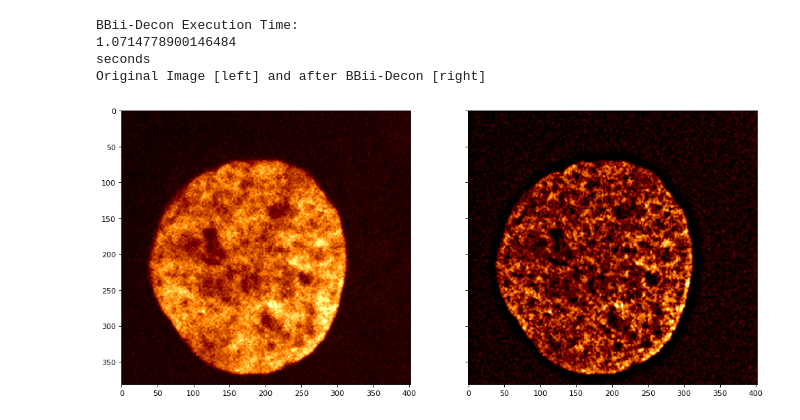
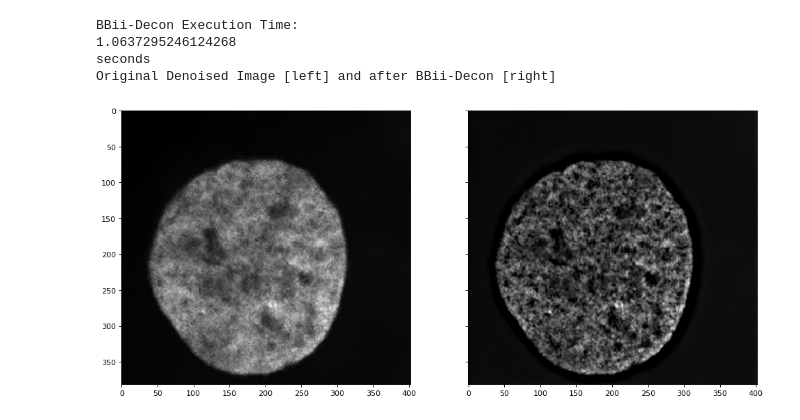
Before and after one commit to gdellaire/BBii-Decon, a Jupyter notebook: demo/BBii_Decon_2D_with_NLM_denoise_2021.ipynb, the cells around one changed output. Saved outputs shown, nothing was run; the diff lists cells and outputs as text; code cells hidden in the pictures.

```diff
--- a/demo/BBii_Decon_2D_with_NLM_denoise_2021.ipynb
+++ b/demo/BBii_Decon_2D_with_NLM_denoise_2021.ipynb
@@ -20,3 +19,7 @@ from skimage.restoration import denoise_nl_means, estimate_sigma
 #Load TIFF images using tifffile
 PSF = tiff.imread('PSF.tif')
 img = tiff.imread('nucleus.tif')
+img = img.astype('float32') #Important! - NLM parameters below are optimized for float32 or float64 numpy arrays
+print('Images loaded:')
+print('PSF dtype =', PSF.dtype, 'Shape: ', PSF.shape)
+print('img dtype =', img.dtype, 'Shape: ', img.shape)
@@ -22,0 +30,24 @@ img = tiff.imread('nucleus.tif')
+# %%
+# estimate the noise standard deviation from the noisy image
+sigma_est = np.mean(estimate_sigma(img, channel_axis=-1))
+print(f'estimated noise standard deviation = {sigma_est}')
+
+# Start timing of NLM denoising
+start = time.time()
+print("NLM Denoising Execution Time:")
+
+# Non local means denoise the deconvolved image
+denoised = denoise_nl_means(img, patch_size=15, patch_distance=22, h=650, fast_mode=True, sigma=sigma_est)
+
+# end timing of NLM denoising
+end = time.time()
+print(end - start)
+print("seconds")
+
+# Compare the deconvolved to image to the denoised image
+
+fig, ax = plt.subplots(nrows=1, ncols=2, figsize=(15, 15), dpi=80, sharex=True, sharey=True)
+ax[0].imshow(img, cmap='gray')
+ax[1].imshow(denoised, cmap='gray')
+
+print('Original Image [left] and after NLM Denoising [right]')
@@ -23,26 +75,28 @@ img = tiff.imread('nucleus.tif')
 # %%
 # Start timing of BBii reconstruction
 start = time.time()
 print("BBii-Decon Execution Time:")
 
 # run the deblurring
-[f, alpha, proj] = bbii(PSF, img, 15, 1.0e-08, 0.98)
+[f, alpha, proj] = bbii(PSF, denoised, 15, 1.0e-08, 0.98)
 
 # end timing of BBii reconstruction
 end = time.time()
 print(end - start)
 print("seconds")
 
 # Compare the orginal image to the deconvolved image
 
 fig, ax = plt.subplots(nrows=1, ncols=2, figsize=(15, 15), dpi=80, sharex=True, sharey=True)
-ax[0].imshow(img, cmap='afmhot')
-ax[1].imshow(f, cmap='afmhot')
+ax[0].imshow(denoised, cmap='gray')
+ax[1].imshow(f, cmap='gray')
 
-print('Original Image [left] and after BBii-Decon [right]')
+f1 = f
+
+print('Original Denoised Image [left] and after BBii-Decon [right]')
 # %% [output]
 BBii-Decon Execution Time:
-1.0714778900146484
+1.0637295246124268
 seconds
-Original Image [left] and after BBii-Decon [right]
+Original Denoised Image [left] and after BBii-Decon [right]
-[figure, old version]
+[figure, new version]
```
Also changed, not shown: parts of 8 cells of this notebook.
